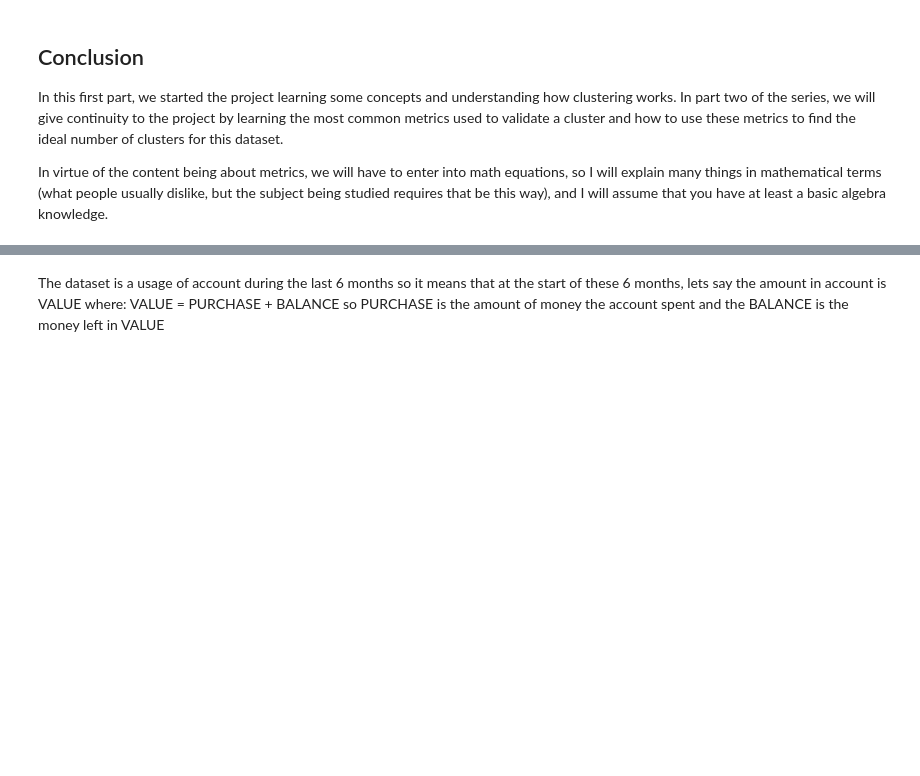
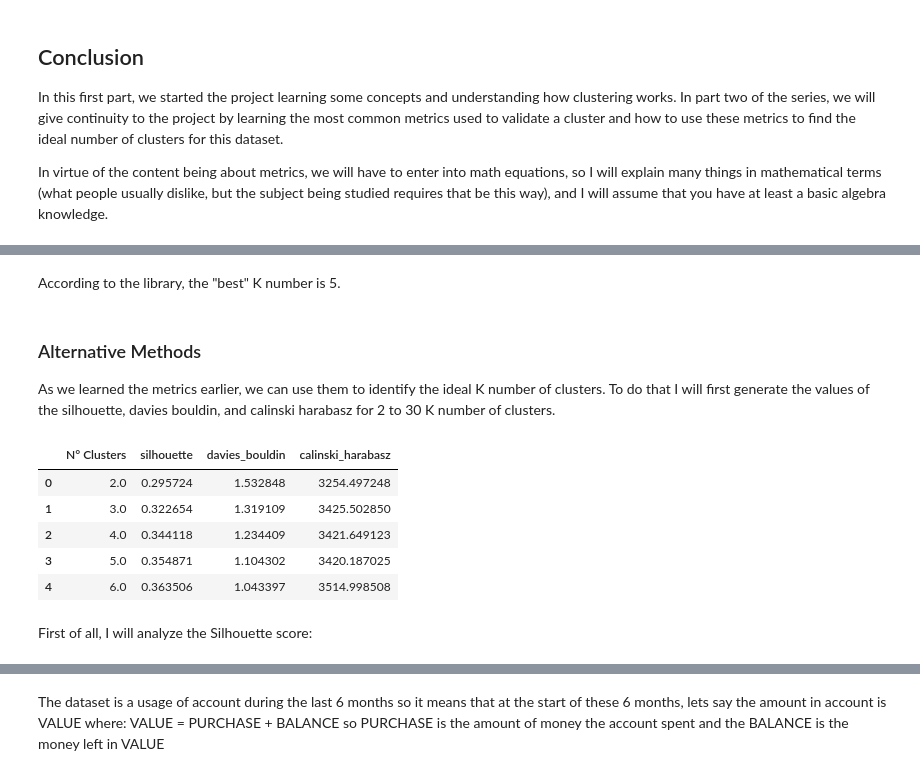
Before and after one commit to ViniciusNalaSantos/ML_ClusterAlgoritm, a Jupyter notebook: clusteralgoritm.ipynb, the cells around one changed output, grey strips where cells are left out. Saved outputs shown, nothing was run; the diff lists cells and outputs as text; code cells hidden in the pictures; blank space fills up the shorter version.

```diff
--- a/clusteralgoritm.ipynb
+++ b/clusteralgoritm.ipynb
@@ -383,6 +337,0 @@ metrics[metrics['N° Clusters'] == 5].reset_index(drop=True)
-# %%
-dataset = np.random.rand(8950, 16)
-
-si, db, ch = cluster_algorithm(5, dataset)
-
-pd.DataFrame(data=[[5, si, db, ch]], columns=['N° Clusters', 'silhouette', 'davies_bouldin', 'calinsk_harabasz'])
@@ -415,0 +498,67 @@ clusters_data
+# %% [markdown]
+According to the library, the "best" K number is 5.
+# %% [markdown]
+<a id="alternative"></a>
+### Alternative Methods
+
+As we learned the metrics earlier, we can use them to identify the ideal K number of clusters. To do that I will first generate the values of the silhouette, davies bouldin, and calinski harabasz for 2 to 30 K number of clusters.
+# %%
+# Libraries
+from sklearn.pipeline import Pipeline
+from sklearn.preprocessing import Normalizer
+from sklearn.cluster import KMeans
+from sklearn.metrics import silhouette_score, davies_bouldin_score, calinski_harabasz_score
+
+# Pipeline
+pipe_normalizer = Pipeline([('normalization', Normalizer())])
+
+# Transformed data
+data = pipe_normalizer.fit_transform(df)
+data = pd.DataFrame(data, columns=df.columns)
+
+# Function
+def return_metrics(n_clusters, dataset):
+    """
+    Return the silhouette, davies bouldin, and calinski harabasz scores
+
+        Paremeters:
+            n_clusters (int): number of clusters of KMeans
+            dataset (pandas.core.frame.DataFrame): dataframe of the clustering
+
+        Returns:
+            si (float): silhouette score
+            db (float): davies bouldin score
+            ch (float): calinski harabasz score
+    """
+    kmean = KMeans(n_clusters=n_clusters, random_state=1234)
+    labels = kmean.fit_predict(dataset)
+
+    si = silhouette_score(dataset, labels, metric='euclidean', random_state=1234)
+    db = davies_bouldin_score(dataset, labels)
+    ch = calinski_harabasz_score(dataset, labels)
+
+    return si, db, ch
+
+
+n_clusters, si_list, db_list, ch_list = list(), list(), list(), list()
+
+# Calculate and store the metrics for 2 to 30 K number of clusters
+for i in range(2, 31):
+    si, db, ch = return_metrics(i, data)
+    n_clusters.append(int(i))
+    si_list.append(si)
+    db_list.append(db)
+    ch_list.append(ch)
+
+# Metrics Values
+metrics = pd.DataFrame(np.column_stack((n_clusters, si_list, db_list, ch_list)), columns=['N° Clusters', 'silhouette', 'davies_bouldin', 'calinski_harabasz'])
+metrics.head()
+# %% [output]
+|  | N° Clusters | silhouette | davies_bouldin | calinski_harabasz |
+| 0 | 2.0 | 0.295724 | 1.532848 | 3254.497248 |
+| 1 | 3.0 | 0.322654 | 1.319109 | 3425.502850 |
+| 2 | 4.0 | 0.344118 | 1.234409 | 3421.649123 |
+| 3 | 5.0 | 0.354871 | 1.104302 | 3420.187025 |
+| 4 | 6.0 | 0.363506 | 1.043397 | 3514.998508 |
+# %% [markdown]
+First of all, I will analyze the Silhouette score:
```
Also changed, not shown: parts of 46 cells of this notebook.
